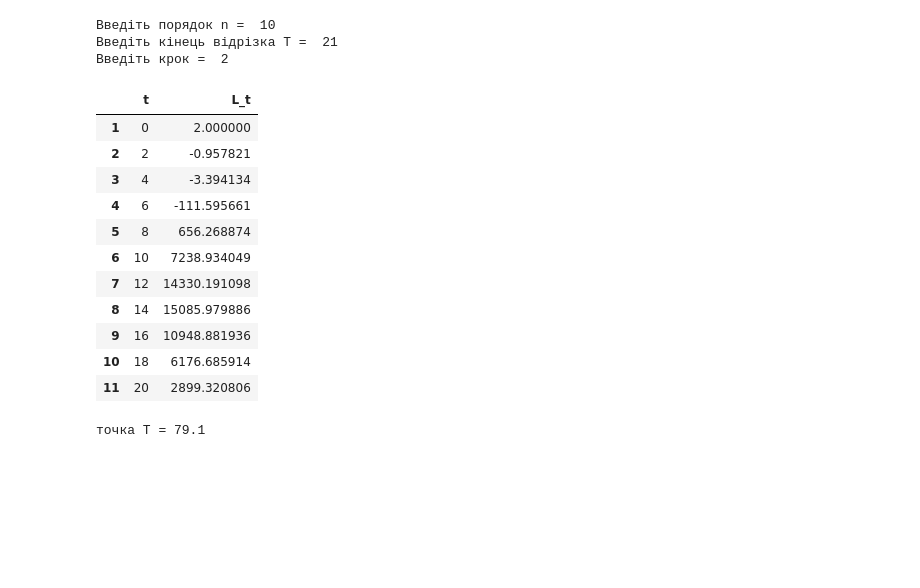
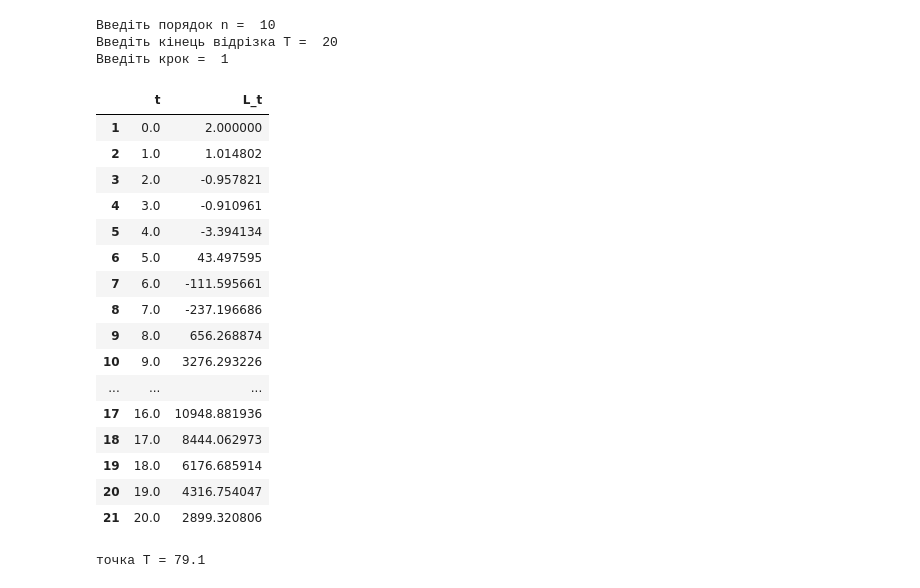
Before and after one commit to severinkrosnij-max/Project, a Jupyter notebook: task4,5,6,7,8_completed (2).ipynb, the cells around one changed output. Drawn from its saved outputs; the diff is of its cells as text; code cells hidden in the pictures; blank space fills up the shorter version.

```diff
--- a/task4,5,6,7,8_completed (2).ipynb
+++ b/task4,5,6,7,8_completed (2).ipynb
@@ -57,31 +55,35 @@ def run_experiment(N=20, epsilon=1e-3, step=0.1, beta=2.0, sigma=4.0):
 # %%
 n_val = int(input("Введіть порядок n = "))
 T_val = float(input("Введіть кінець відрізка T = "))
 step_val =float(input("Введіть крок = "))
 
 table_data = tabulate_laguerre(n_val, T_val, step_val)
 
 df = pd.DataFrame(table_data)
 df.index =  range(1, len(df) + 1)
 df.columns = ["t", "L_t"]
-df["t"] = df["t"].astype(int)
 df
 # %% [output]
 Введіть порядок n =  10
-Введіть кінець відрізка T =  21
-Введіть крок =  2
+Введіть кінець відрізка T =  20
+Введіть крок =  1
 |  | t | L_t |
-| 1 | 0 | 2.000000 |
-| 2 | 2 | -0.957821 |
-| 3 | 4 | -3.394134 |
-| 4 | 6 | -111.595661 |
-| 5 | 8 | 656.268874 |
-| 6 | 10 | 7238.934049 |
-| 7 | 12 | 14330.191098 |
-| 8 | 14 | 15085.979886 |
-| 9 | 16 | 10948.881936 |
-| 10 | 18 | 6176.685914 |
-| 11 | 20 | 2899.320806 |
+| 1 | 0.0 | 2.000000 |
+| 2 | 1.0 | 1.014802 |
+| 3 | 2.0 | -0.957821 |
+| 4 | 3.0 | -0.910961 |
+| 5 | 4.0 | -3.394134 |
+| 6 | 5.0 | 43.497595 |
+| 7 | 6.0 | -111.595661 |
+| 8 | 7.0 | -237.196686 |
+| 9 | 8.0 | 656.268874 |
+| 10 | 9.0 | 3276.293226 |
+| ... | ... | ... |
+| 17 | 16.0 | 10948.881936 |
+| 18 | 17.0 | 8444.062973 |
+| 19 | 18.0 | 6176.685914 |
+| 20 | 19.0 | 4316.754047 |
+| 21 | 20.0 | 2899.320806 |
 # %%
 N_exp = 20
 epsilon = 1e-3
```
Also changed, not shown: parts of 5 cells of this notebook, 1 other file.
